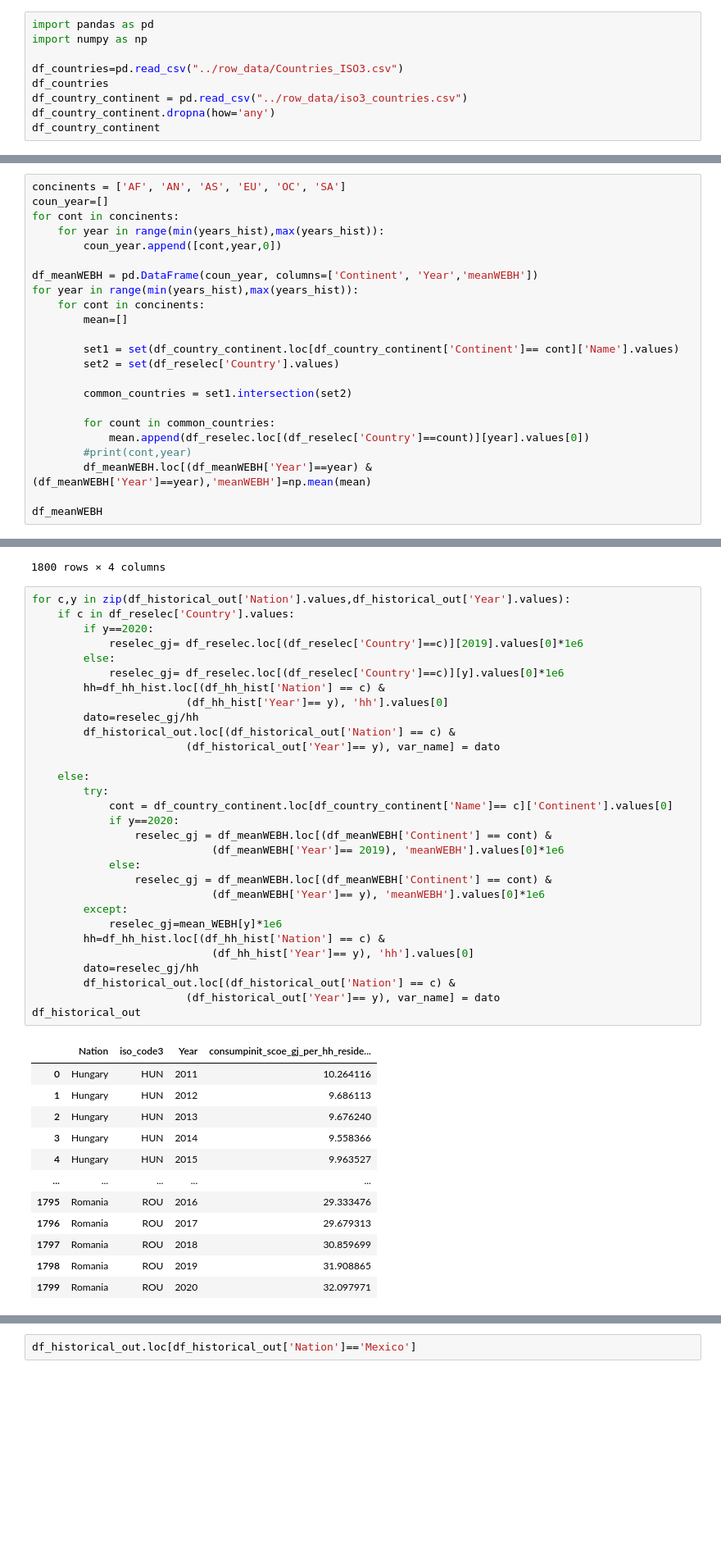
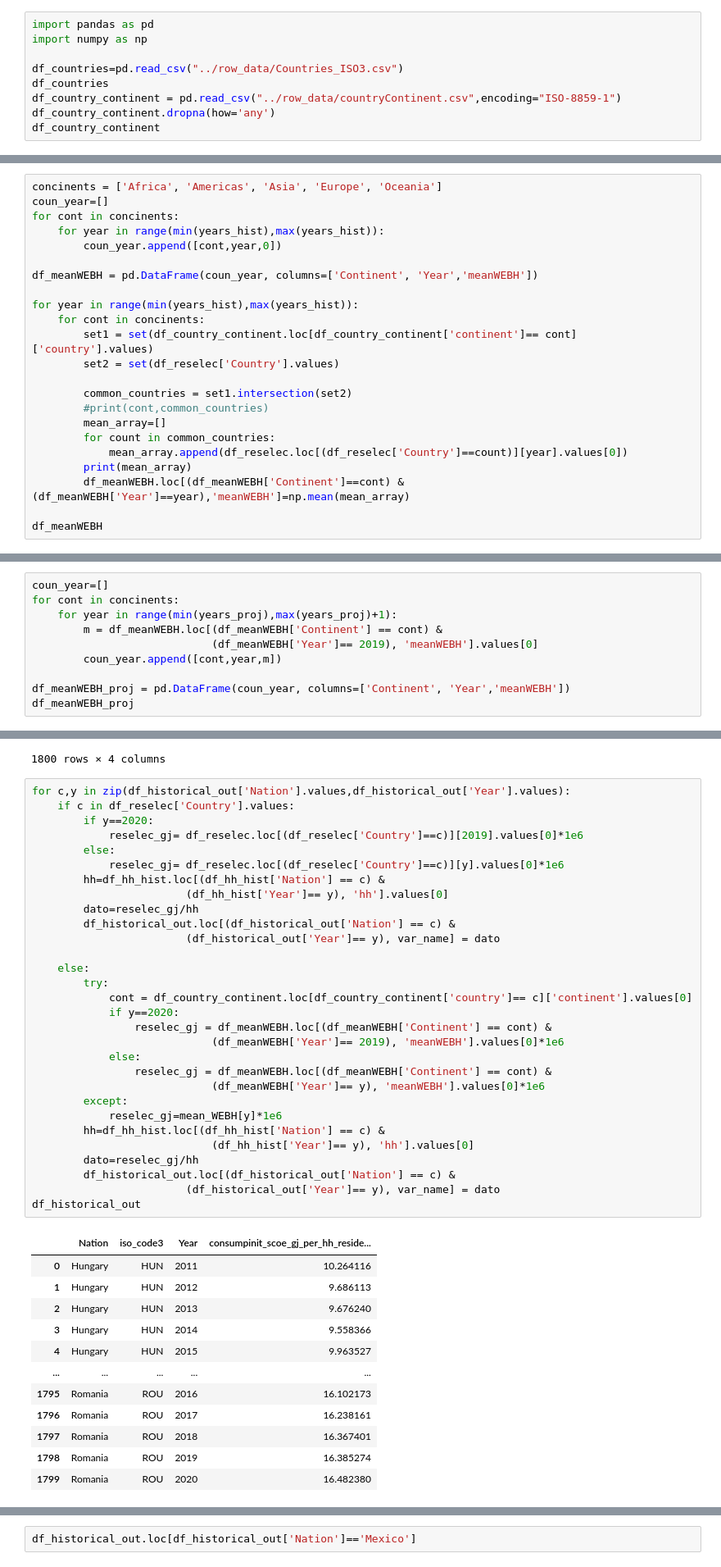
Before and after one commit to milocortes/sisepuede_data, a Jupyter notebook: Energy/consumpinit_scoe_gj_per_hh_residential_elec_appliances/src/Process.ipynb, the cells around one changed output, grey strips where cells are left out. Shown at 82% size. Saved outputs shown, nothing was run; the diff lists cells and outputs as text; blank space fills up the shorter version.

```diff
--- a/Energy/consumpinit_scoe_gj_per_hh_residential_elec_appliances/src/Process.ipynb
+++ b/Energy/consumpinit_scoe_gj_per_hh_residential_elec_appliances/src/Process.ipynb
@@ -20,7 +20,7 @@ import numpy as np
 
 df_countries=pd.read_csv("../row_data/Countries_ISO3.csv")
 df_countries
-df_country_continent = pd.read_csv("../row_data/iso3_countries.csv")
+df_country_continent = pd.read_csv("../row_data/countryContinent.csv",encoding="ISO-8859-1")
 df_country_continent.dropna(how='any')
 df_country_continent
 # %% [output]
@@ -253,26 +258,26 @@ mean_WEBH
  2019: 311.263892155878,
  2020: 311.263892155878}
 # %%
-concinents = ['AF', 'AN', 'AS', 'EU', 'OC', 'SA']
+concinents = ['Africa', 'Americas', 'Asia', 'Europe', 'Oceania']
 coun_year=[]
 for cont in concinents:
     for year in range(min(years_hist),max(years_hist)):
         coun_year.append([cont,year,0])
 
 df_meanWEBH = pd.DataFrame(coun_year, columns=['Continent', 'Year','meanWEBH'])
+
 for year in range(min(years_hist),max(years_hist)):
     for cont in concinents:
-        mean=[]
-
-        set1 = set(df_country_continent.loc[df_country_continent['Continent']== cont]['Name'].values)
+        set1 = set(df_country_continent.loc[df_country_continent['continent']== cont]['country'].values)
         set2 = set(df_reselec['Country'].values)
 
         common_countries = set1.intersection(set2)
-
+        #print(cont,common_countries)
+        mean_array=[]
         for count in common_countries:
-            mean.append(df_reselec.loc[(df_reselec['Country']==count)][year].values[0])
-        #print(cont,year)
-        df_meanWEBH.loc[(df_meanWEBH['Year']==year) & (df_meanWEBH['Year']==year),'meanWEBH']=np.mean(mean)
+            mean_array.append(df_reselec.loc[(df_reselec['Country']==count)][year].values[0])
+        print(mean_array)
+        df_meanWEBH.loc[(df_meanWEBH['Continent']==cont) & (df_meanWEBH['Year']==year),'meanWEBH']=np.mean(mean_array)
 
 df_meanWEBH
 # %% [output]
@@ -299,0 +318,10 @@ cont
+# %%
+coun_year=[]
+for cont in concinents:
+    for year in range(min(years_proj),max(years_proj)+1):
+        m = df_meanWEBH.loc[(df_meanWEBH['Continent'] == cont) &
+                            (df_meanWEBH['Year']== 2019), 'meanWEBH'].values[0]
+        coun_year.append([cont,year,m])
+
+df_meanWEBH_proj = pd.DataFrame(coun_year, columns=['Continent', 'Year','meanWEBH'])
+df_meanWEBH_proj
@@ -331,39 +373,39 @@ for c,y in zip(df_historical_out['Nation'].values,df_historical_out['Year'].valu
         hh=df_hh_hist.loc[(df_hh_hist['Nation'] == c) &
                         (df_hh_hist['Year']== y), 'hh'].values[0]
         dato=reselec_gj/hh
         df_historical_out.loc[(df_historical_out['Nation'] == c) &
                         (df_historical_out['Year']== y), var_name] = dato
 
     else:
         try:
-            cont = df_country_continent.loc[df_country_continent['Name']== c]['Continent'].values[0]
+            cont = df_country_continent.loc[df_country_continent['country']== c]['continent'].values[0]
             if y==2020:
                 reselec_gj = df_meanWEBH.loc[(df_meanWEBH['Continent'] == cont) &
                             (df_meanWEBH['Year']== 2019), 'meanWEBH'].values[0]*1e6
             else:
                 reselec_gj = df_meanWEBH.loc[(df_meanWEBH['Continent'] == cont) &
                             (df_meanWEBH['Year']== y), 'meanWEBH'].values[0]*1e6
         except:
             reselec_gj=mean_WEBH[y]*1e6
         hh=df_hh_hist.loc[(df_hh_hist['Nation'] == c) &
                             (df_hh_hist['Year']== y), 'hh'].values[0]
         dato=reselec_gj/hh
         df_historical_out.loc[(df_historical_out['Nation'] == c) &
                         (df_historical_out['Year']== y), var_name] = dato
 df_historical_out
 # %% [output]
 |  | Nation | iso_code3 | Year | consumpinit_scoe_gj_per_hh_reside... |
 | 0 | Hungary | HUN | 2011 | 10.264116 |
 | 1 | Hungary | HUN | 2012 | 9.686113 |
 | 2 | Hungary | HUN | 2013 | 9.676240 |
 | 3 | Hungary | HUN | 2014 | 9.558366 |
 | 4 | Hungary | HUN | 2015 | 9.963527 |
 | ... | ... | ... | ... | ... |
-| 1795 | Romania | ROU | 2016 | 29.333476 |
-| 1796 | Romania | ROU | 2017 | 29.679313 |
-| 1797 | Romania | ROU | 2018 | 30.859699 |
-| 1798 | Romania | ROU | 2019 | 31.908865 |
-| 1799 | Romania | ROU | 2020 | 32.097971 |
+| 1795 | Romania | ROU | 2016 | 16.102173 |
+| 1796 | Romania | ROU | 2017 | 16.238161 |
+| 1797 | Romania | ROU | 2018 | 16.367401 |
+| 1798 | Romania | ROU | 2019 | 16.385274 |
+| 1799 | Romania | ROU | 2020 | 16.482380 |
 1800 rows × 4 columns
 # %%
 df_historical_out.loc[df_historical_out['Nation']=='Mexico']
```
Also changed, not shown: parts of 14 cells of this notebook, 4 other files.
